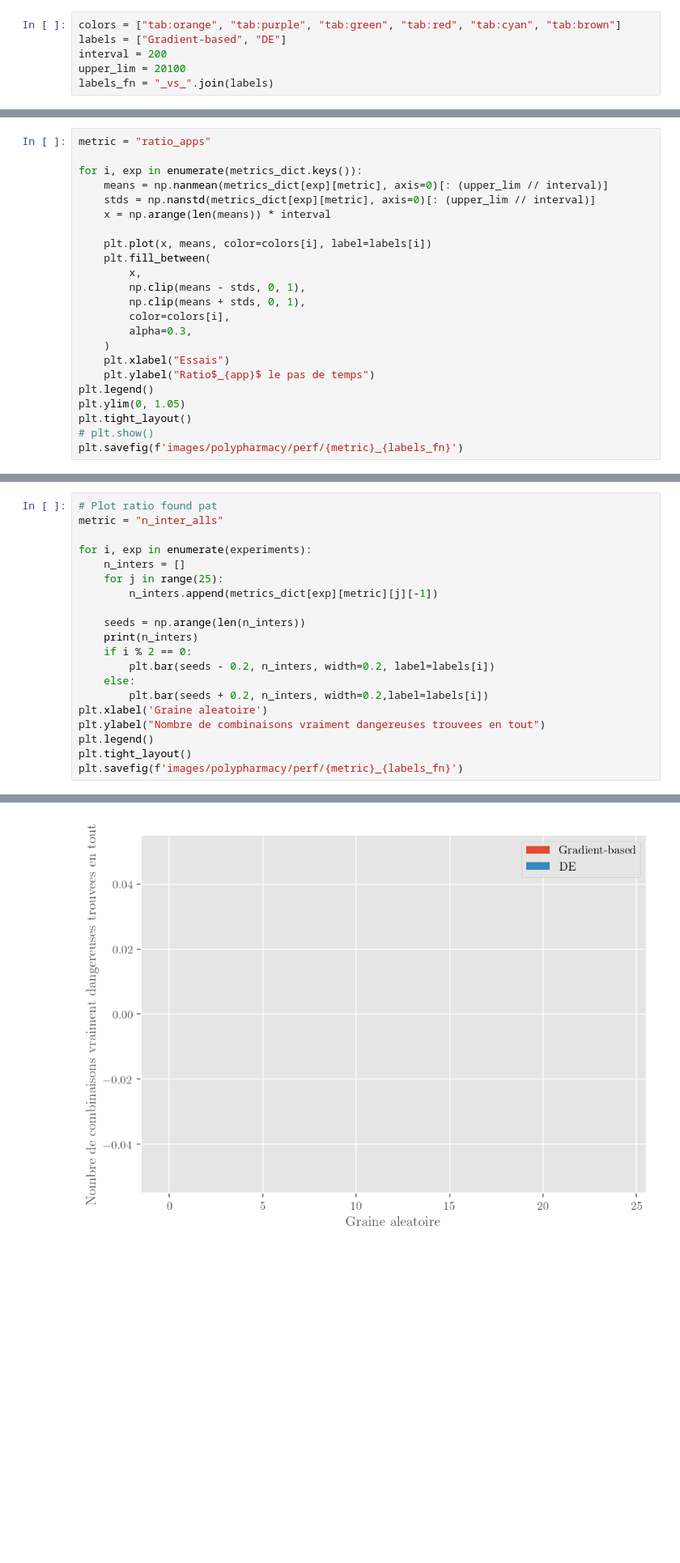
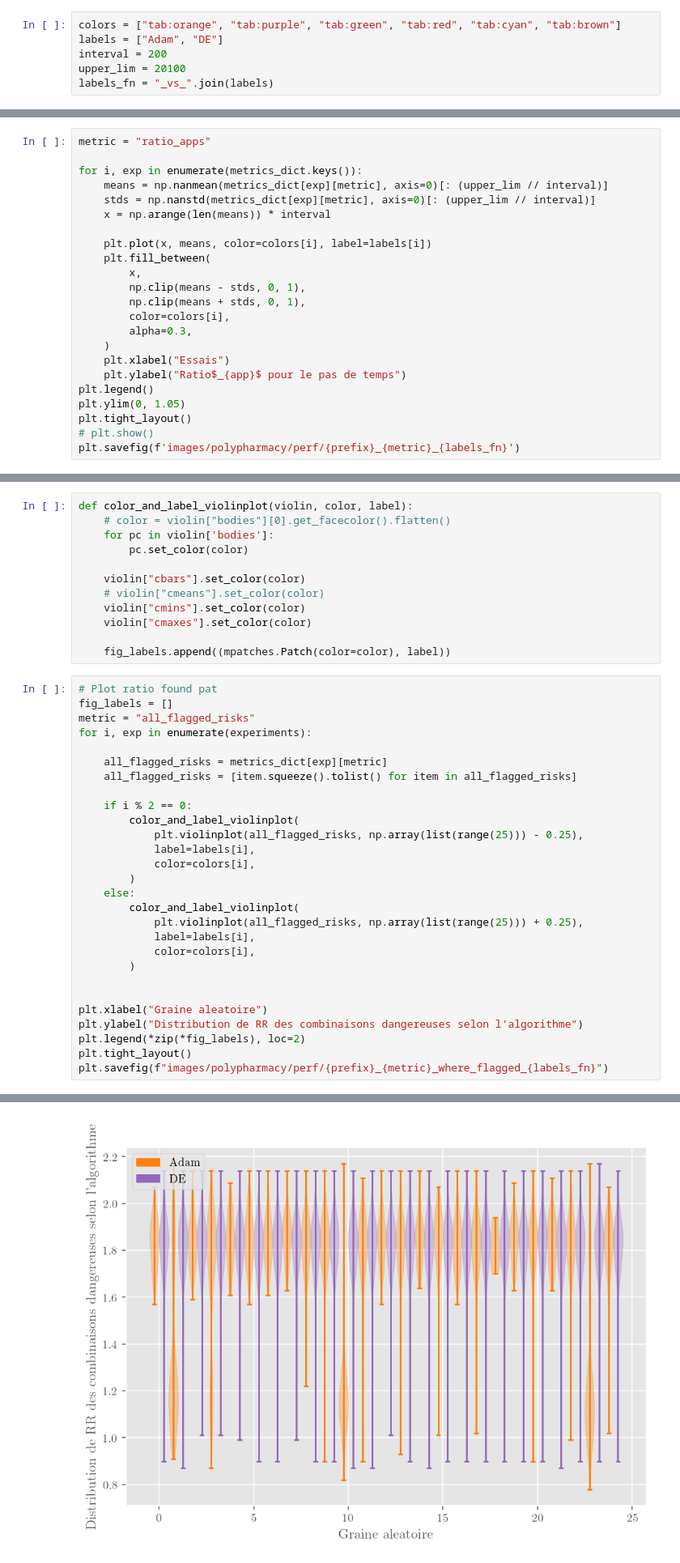
Before and after one commit to Quoding/optimneuralbandits, a Jupyter notebook: testing/viz/vizualize_perf_metrics.ipynb, the cells around one changed output, grey strips where cells are left out. Shown: that part at 81% size. Saved outputs shown, nothing was run; the diff lists cells and outputs as text; blank space fills up the shorter version.

```diff
--- a/testing/viz/vizualize_perf_metrics.ipynb
+++ b/testing/viz/vizualize_perf_metrics.ipynb
@@ -38,7 +43,7 @@ for exp in experiments:
             metrics_dict[exp][metric].append(torch.load(path))
 # %%
 colors = ["tab:orange", "tab:purple", "tab:green", "tab:red", "tab:cyan", "tab:brown"]
-labels = ["Gradient-based", "DE"]
+labels = ["Adam", "DE"]
 interval = 200
 upper_lim = 20100
 labels_fn = "_vs_".join(labels)
@@ -126,10 +122,10 @@ for i, exp in enumerate(metrics_dict.keys()):
         alpha=0.3,
     )
     plt.xlabel("Essais")
-    plt.ylabel("Ratio$_{app}$ le pas de temps")
+    plt.ylabel("Ratio$_{app}$ pour le pas de temps")
 plt.legend()
 plt.ylim(0, 1.05)
 plt.tight_layout()
 # plt.show()
-plt.savefig(f'images/polypharmacy/perf/{metric}_{labels_fn}')
+plt.savefig(f'images/polypharmacy/perf/{prefix}_{metric}_{labels_fn}')
 # %% [output]
@@ -283,21 +279,41 @@ plt.savefig(f'images/polypharmacy/perf/{metric}_{labels_fn}')
+# %%
+def color_and_label_violinplot(violin, color, label):
+    # color = violin["bodies"][0].get_facecolor().flatten()
+    for pc in violin['bodies']:
+        pc.set_color(color)
+
+    violin["cbars"].set_color(color)
+    # violin["cmeans"].set_color(color)
+    violin["cmins"].set_color(color)
+    violin["cmaxes"].set_color(color)
+
+    fig_labels.append((mpatches.Patch(color=color), label))
 # %%
 # Plot ratio found pat
-metric = "n_inter_alls"
+fig_labels = []
+metric = "all_flagged_risks"
+for i, exp in enumerate(experiments):
 
-for i, exp in enumerate(experiments):
-    n_inters = []
-    for j in range(25):
-        n_inters.append(metrics_dict[exp][metric][j][-1])
+    all_flagged_risks = metrics_dict[exp][metric]
+    all_flagged_risks = [item.squeeze().tolist() for item in all_flagged_risks]
 
-    seeds = np.arange(len(n_inters))
-    print(n_inters)
     if i % 2 == 0:
-        plt.bar(seeds - 0.2, n_inters, width=0.2, label=labels[i])
+        color_and_label_violinplot(
+            plt.violinplot(all_flagged_risks, np.array(list(range(25))) - 0.25),
+            label=labels[i],
+            color=colors[i],
+        )
     else:
-        plt.bar(seeds + 0.2, n_inters, width=0.2,label=labels[i])
-plt.xlabel('Graine aleatoire')
-plt.ylabel("Nombre de combinaisons vraiment dangereuses trouvees en tout")
-plt.legend()
+        color_and_label_violinplot(
+            plt.violinplot(all_flagged_risks, np.array(list(range(25))) + 0.25),
+            label=labels[i],
+            color=colors[i],
+        )
+
+
+plt.xlabel("Graine aleatoire")
+plt.ylabel("Distribution de RR des combinaisons dangereuses selon l'algorithme")
+plt.legend(*zip(*fig_labels), loc=2)
 plt.tight_layout()
-plt.savefig(f'images/polypharmacy/perf/{metric}_{labels_fn}')
+plt.savefig(f"images/polypharmacy/perf/{prefix}_{metric}_where_flagged_{labels_fn}")
 # %% [output]
@@ -306 +320 @@ plt.savefig(f'images/polypharmacy/perf/{metric}_{labels_fn}')
-[figure, old version]
+[figure, new version]
```
Also changed, not shown: parts of 14 cells of this notebook, 5 other files.
